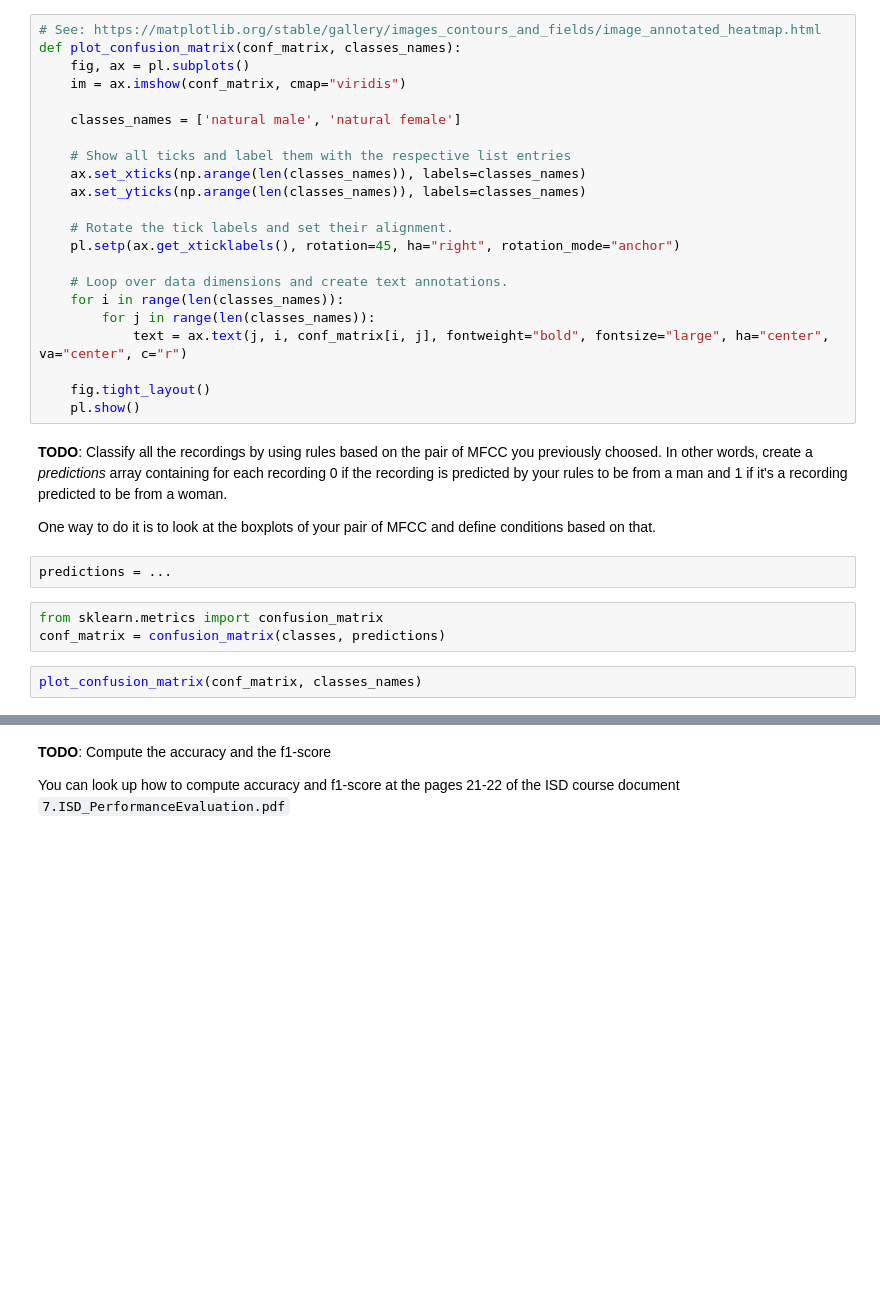
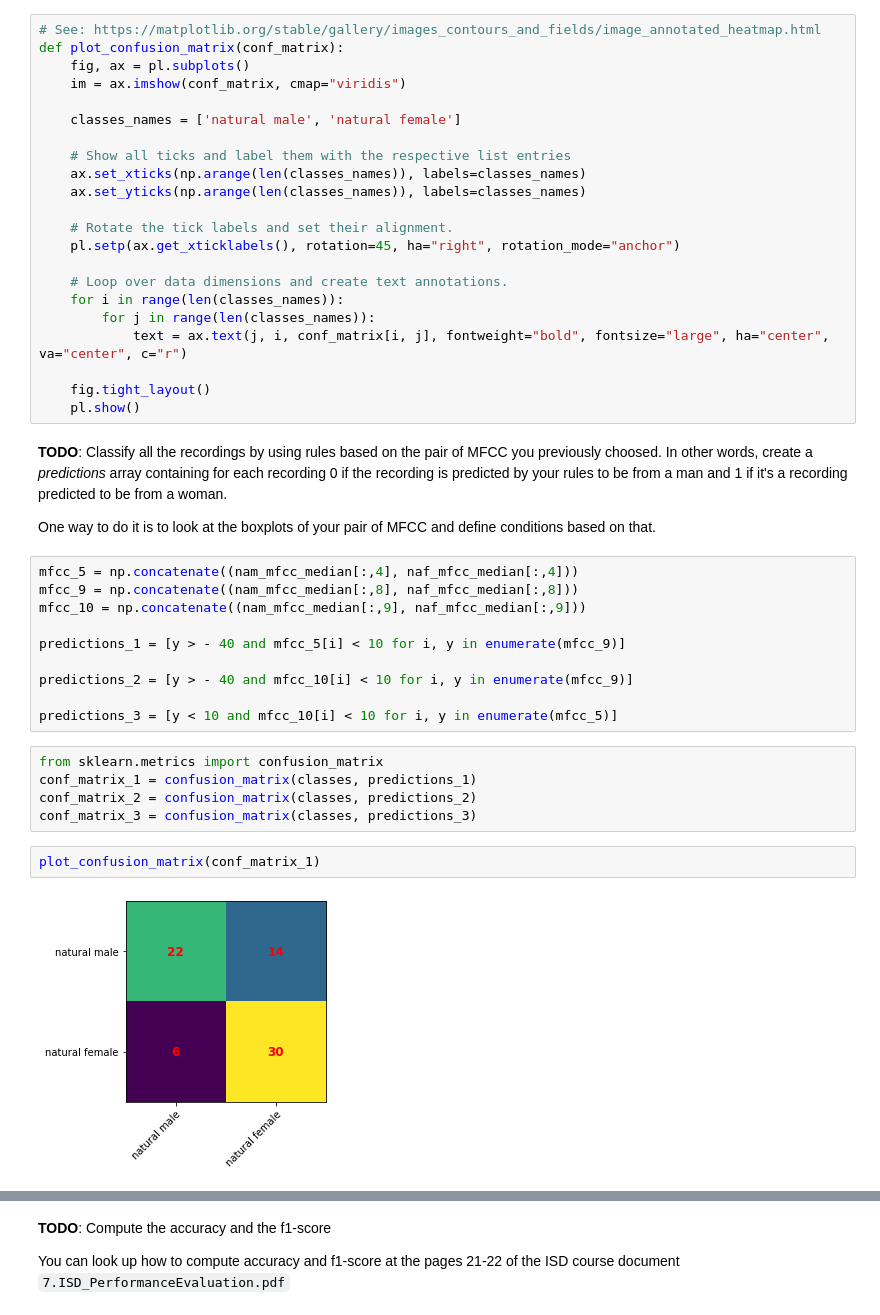
Before and after one commit to Nelson-Jnrnd/ARN_L1, a Jupyter notebook: PW1_notebook_and_data/ARN_PW1.ipynb, the cells around one changed output, grey strips where cells are left out. Drawn from its saved outputs; the diff is of its cells as text; blank space fills up the shorter version.

```diff
--- a/PW1_notebook_and_data/ARN_PW1.ipynb
+++ b/PW1_notebook_and_data/ARN_PW1.ipynb
@@ -145,7 +156,7 @@ cb.set_ticklabels(color)
 ### Create rules to differentiate women from men vowels recordings and compute the accuracy
 # %%
 # See: https://matplotlib.org/stable/gallery/images_contours_and_fields/image_annotated_heatmap.html
-def plot_confusion_matrix(conf_matrix, classes_names):
+def plot_confusion_matrix(conf_matrix):
     fig, ax = pl.subplots()
     im = ax.imshow(conf_matrix, cmap="viridis")
 
@@ -170,10 +181,22 @@ def plot_confusion_matrix(conf_matrix, classes_names):
 In other words, create a _predictions_ array containing for each recording 0 if the recording is predicted by your rules to be from a man and 1 if it's a recording predicted to be from a woman.
 
 One way to do it is to look at the boxplots of your pair of MFCC and define conditions based on that.
-# %%
-predictions = ...
+# %%
+mfcc_5 = np.concatenate((nam_mfcc_median[:,4], naf_mfcc_median[:,4]))
+mfcc_9 = np.concatenate((nam_mfcc_median[:,8], naf_mfcc_median[:,8]))
+mfcc_10 = np.concatenate((nam_mfcc_median[:,9], naf_mfcc_median[:,9]))
+
+predictions_1 = [y > - 40 and mfcc_5[i] < 10 for i, y in enumerate(mfcc_9)]
+
+predictions_2 = [y > - 40 and mfcc_10[i] < 10 for i, y in enumerate(mfcc_9)]
+
+predictions_3 = [y < 10 and mfcc_10[i] < 10 for i, y in enumerate(mfcc_5)]
 # %%
 from sklearn.metrics import confusion_matrix
-conf_matrix = confusion_matrix(classes, predictions)
+conf_matrix_1 = confusion_matrix(classes, predictions_1)
+conf_matrix_2 = confusion_matrix(classes, predictions_2)
+conf_matrix_3 = confusion_matrix(classes, predictions_3)
-# %%
-plot_confusion_matrix(conf_matrix, classes_names)
+# %%
+plot_confusion_matrix(conf_matrix_1)
+# %% [output]
+[figure, added]
```
Also changed, not shown: parts of 6 cells of this notebook.
